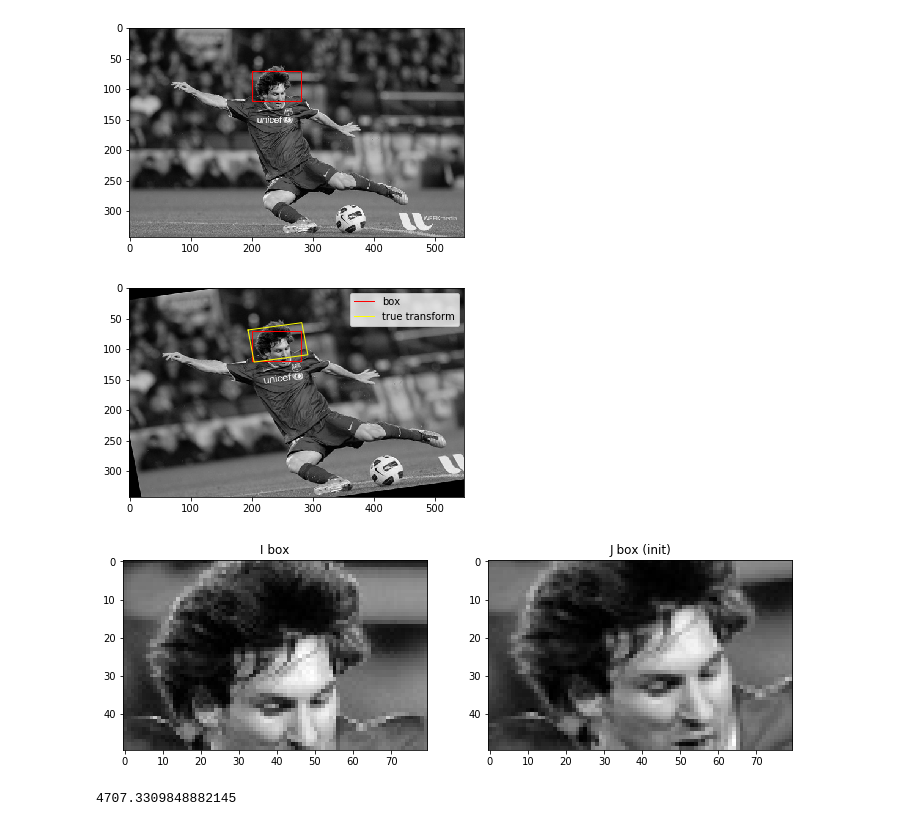
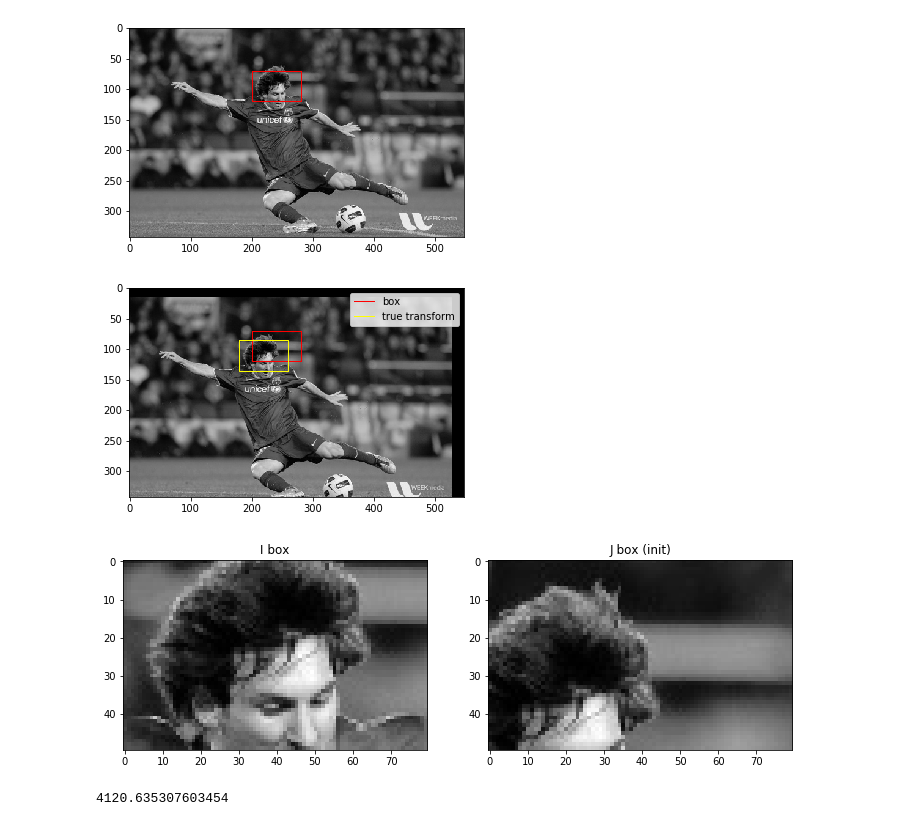
Before and after one commit to xdze2/CuNb, a Jupyter notebook: DIC/rewrite/oneElt_OpenCV.ipynb, the cells around one changed output. Saved outputs shown, nothing was run; the diff lists cells and outputs as text; code cells hidden in the pictures.

```diff
--- a/DIC/rewrite/oneElt_OpenCV.ipynb
+++ b/DIC/rewrite/oneElt_OpenCV.ipynb
@@ -23,26 +23,26 @@ shape 342 548
 # %%
 # Transform the image for testing
 rows,cols = img.shape
 
-M_test = np.array([[  1.1, 0.2, -40.],
-                   [ -0.15, 1.05,  25.]])
+M_test = np.array([[  1.0, 0.0, -20.],
+                   [  0.0, 1.0,  15.]])
 
 img2 = cv2.warpAffine(img, M_test, (cols,rows),
                       flags=cv2.INTER_CUBIC)
 
 # graph
 plt.imshow(img2, cmap='gray');
 plt.plot(box_polyline[:, 0], box_polyline[:, 1],
          '-', color='red', linewidth=1, label='box');
 
 
 xy1 = np.hstack([box_polyline, np.ones((box_polyline.shape[0], 1))])
 box_tr = np.matmul(M_test, xy1.T).T
 plt.plot(box_tr[:, 0], box_tr[:, 1],
          '-', color='yellow', linewidth=1, label='true transform');
 plt.legend();
 # %% [output]
-[figure, old version]
+[figure, new version]
 # %%
 # Crop
 # I box
@@ -66,7 +66,7 @@ ax1.set_title('I box');
 ax2.imshow(J_init, cmap = 'gray');
 ax2.set_title('J box (init)');
 # %% [output]
-[figure, old version]
+[figure, new version]
 # %%
 # Comparison function
 def normalize(I):
@@ -76,10 +76,14 @@ def znssd(I, J):
     """Zero-normalized sum of squared differences (ZNSSD)"""
     return np.sum( (normalize(I) - normalize(J))**2 )
 
+def ssd(I, J):
+    """Zero-normalized sum of squared differences (ZNSSD)"""
+    return np.sum( (I - J)**2 )
+
 # test
 znssd(I_box, J_init)
 # %% [output]
-4707.3309848882145
+4120.635307603454
 # %%
 def opti_fun(M_flat, I, J_full):
 
```
Also changed, not shown: parts of 22 cells of this notebook.
